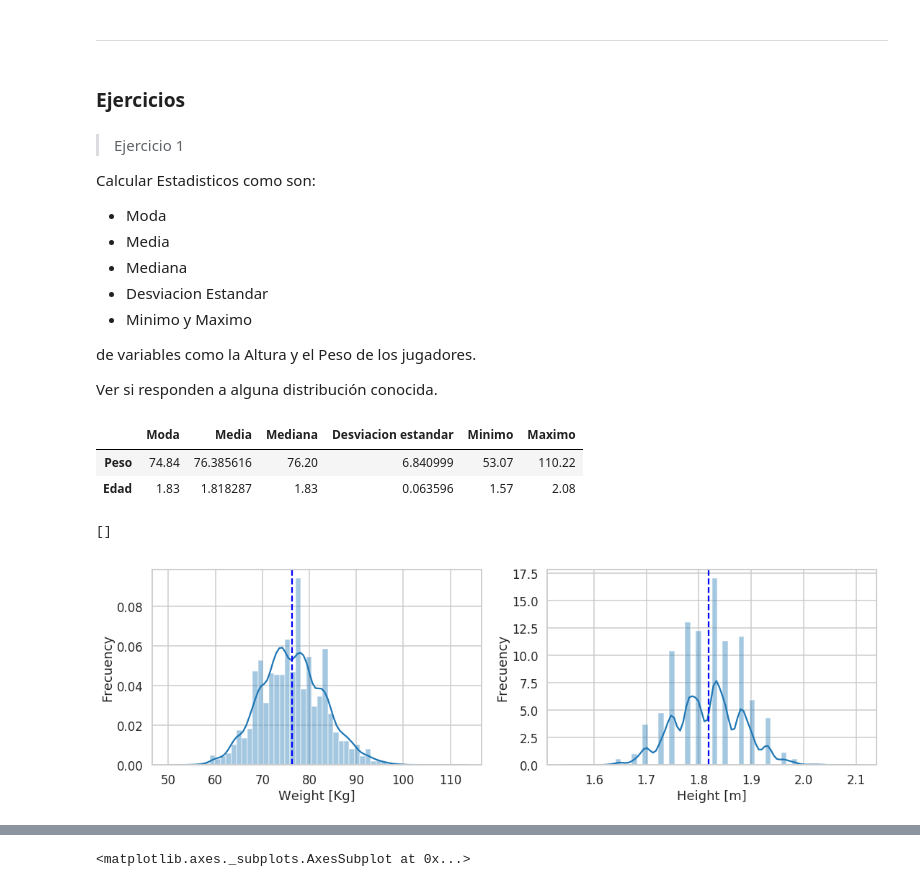
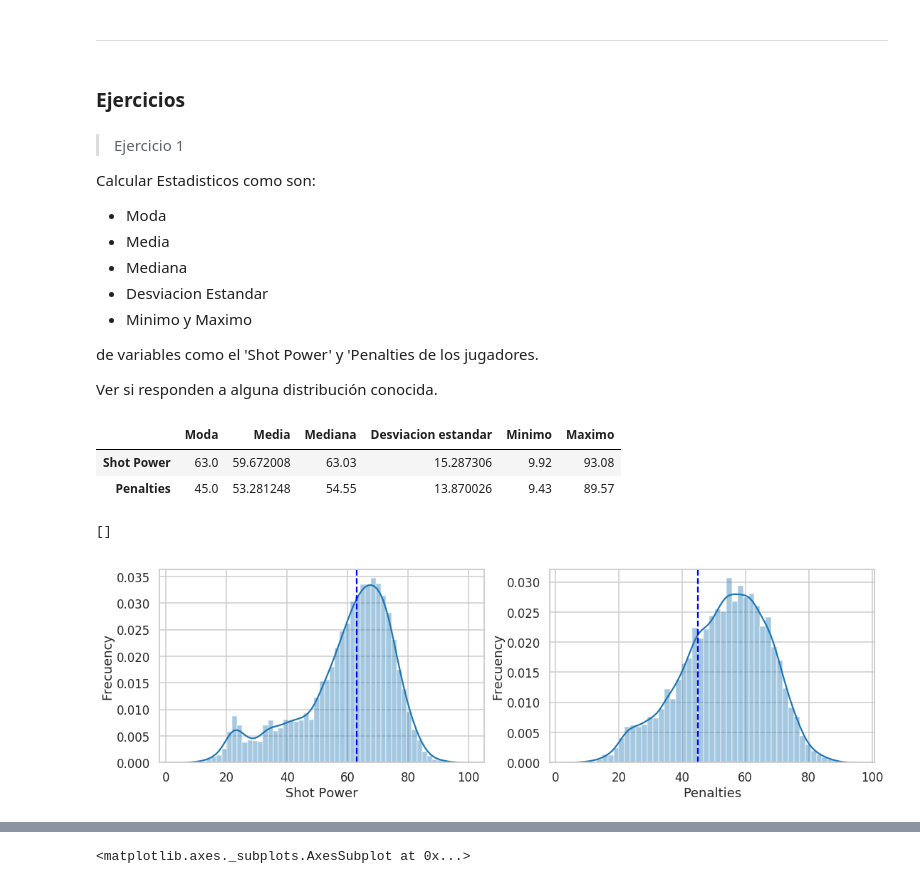
Before and after one commit to diplodatos2019/Mentoria_Analisis_Visualizacion_Datos, a Jupyter notebook: Practico_AyV_Resuelto.ipynb, the cells around one changed output, grey strips where cells are left out. Saved outputs shown, nothing was run; the diff lists cells and outputs as text; code cells hidden in the pictures.

```diff
--- a/Practico_AyV_Resuelto.ipynb
+++ b/Practico_AyV_Resuelto.ipynb
@@ -157,7 +158,7 @@ dtype: object
 # %% [markdown]
 ---
 # %% [markdown]
-### Ejercicios
+### **Ejercicios**
 # %% [markdown]
 > Ejercicio 1
 
@@ -168,51 +169,62 @@ Calcular Estadisticos como son:
 * Desviacion Estandar
 * Minimo y Maximo
 
-de variables como la Altura y el Peso de los jugadores.
+de variables como el 'Shot Power' y 'Penalties de los jugadores.
 
 Ver si responden a alguna distribución conocida.
-# %%
-weight = df_player.weight_kg
-height = df_player.height_m
-
-mode = [weight.mode().values[0], height.mode().values[0]]
-mean = [weight.mean(), height.mean()]
-median = [weight.median(), height.median()]
-std = [weight.std(), height.std()]
-minimum = [weight.min(), height.min()]
-maximum = [weight.max(), height.max()]
-
-d = OrderedDict()
-d['Moda'] = mode
-d['Media'] = mean
-d['Mediana'] = median
-d['Desviacion estandar'] = std
-d['Minimo'] = minimum
-d['Maximo'] = maximum
-
-df_estadisticos = pd.DataFrame(data=d, index=['Peso', 'Edad'])
-df_estadisticos
-# %% [output]
-|  | Moda | Media | Mediana | Desviacion estandar | Minimo | Maximo |
-| Peso | 74.84 | 76.385616 | 76.20 | 6.840999 | 53.07 | 110.22 |
-| Edad | 1.83 | 1.818287 | 1.83 | 0.063596 | 1.57 | 2.08 |
+# %%
+shot_power = df_player['shot_power']
+penalties = df_player['penalties']
+
+d = OrderedDict()
+d['Moda'] = [
+    shot_power.mode().values[0],
+    penalties.mode().values[0]
+]
+d['Media'] = [
+    shot_power.mean(),
+    penalties.mean()
+]
+d['Mediana'] = [
+    shot_power.median(),
+    penalties.median()
+]
+d['Desviacion estandar'] = [
+    shot_power.std(),
+    penalties.std()
+]
+d['Minimo'] = [
+    shot_power.min(),
+    penalties.min()
+]
+d['Maximo'] = [
+    shot_power.max(),
+    penalties.max()
+]
+
+df_estadisticos = pd.DataFrame(data=d, index=['Shot Power', 'Penalties'])
+display(df_estadisticos)
+# %% [output]
+|  | Moda | Media | Mediana | Desviacion estandar | Minimo | Maximo |
+| Shot Power | 63.0 | 59.672008 | 63.03 | 15.287306 | 9.92 | 93.08 |
+| Penalties | 45.0 | 53.281248 | 54.55 | 13.870026 | 9.43 | 89.57 |
 # %%
 fig, ax = plt.subplots(nrows=1, ncols=2, figsize=(18, 5))
 
-ax_w = sns.distplot(weight, norm_hist=True, ax=ax[0])
-ax_w.axvline(mean[0], linestyle='dashed', color='b', label='Mean')
-ax_w.set_xlabel("Weight [Kg]")
+ax_w = sns.distplot(shot_power, norm_hist=True, ax=ax[0])
+ax_w.axvline(d['Moda'][0], linestyle='dashed', color='b', label='Mean')
+ax_w.set_xlabel("Shot Power")
 ax_w.set_ylabel("Frecuency")
 ax_w.plot()
 
-ax_h = sns.distplot(height, norm_hist=True, ax=ax[1])
-ax_h.axvline(mean[1], linestyle='dashed', color='b', label='Mean')
-ax_h.set_xlabel("Height [m]")
+ax_h = sns.distplot(penalties, norm_hist=True, ax=ax[1])
+ax_h.axvline(d['Moda'][1], linestyle='dashed', color='b', label='Mean')
+ax_h.set_xlabel("Penalties")
 ax_h.set_ylabel("Frecuency")
 ax_h.plot()
 # %% [output]
 []
-[figure, old version]
+[figure, new version]
 # %% [markdown]
 > Ejercicio 2
 
```
Also changed, not shown: parts of 35 cells of this notebook, 1 other file.
